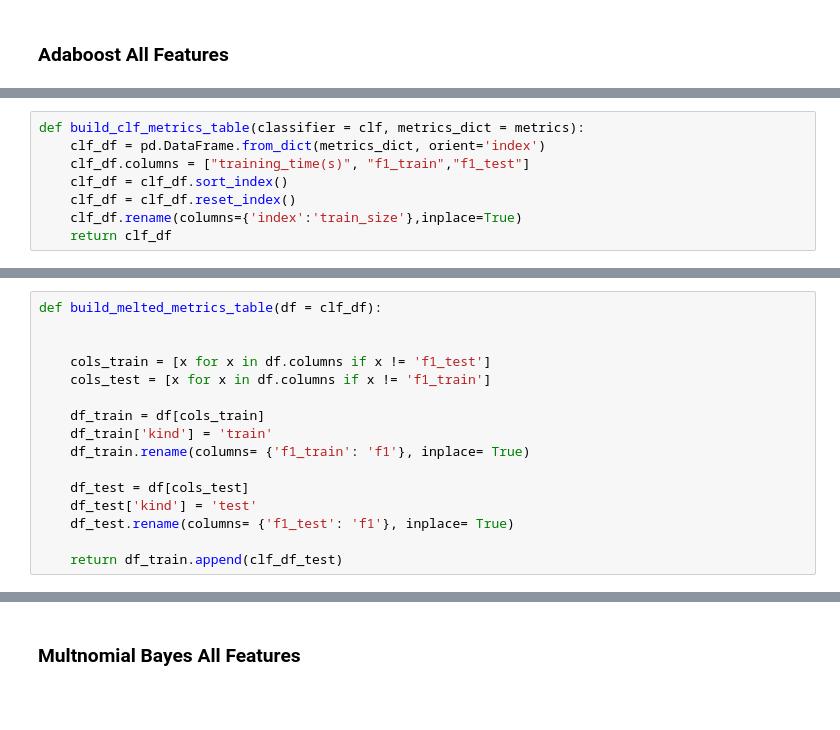
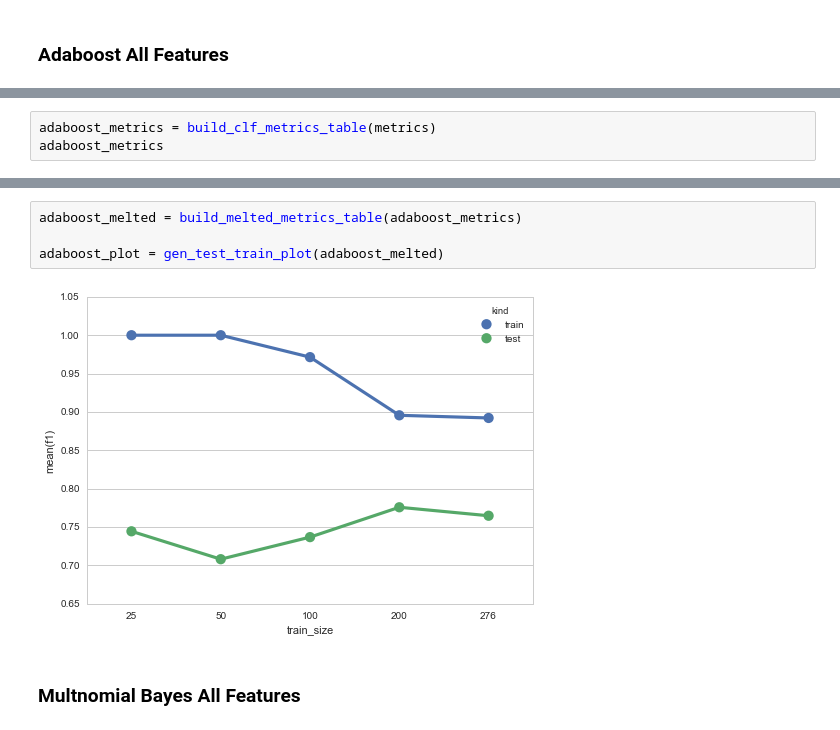
Before and after one commit to baumanab/Udacity_MachineLearningEngineer_ND, a Jupyter notebook: projects/student_intervention/student_intervention.ipynb, the cells around one changed output, grey strips where cells are left out. Drawn from its saved outputs; the diff is of its cells as text; blank space fills up the shorter version.

Commit message:
add initial train and test, metrics tables, and metrics plots for adaboost, multnomian bayes, and  svm.SVC

```diff
--- a/projects/student_intervention/student_intervention.ipynb
+++ b/projects/student_intervention/student_intervention.ipynb
@@ -452,8 +489,0 @@ Training time (secs): 0.460
-# %%
-def build_clf_metrics_table(classifier = clf, metrics_dict = metrics):
-    clf_df = pd.DataFrame.from_dict(metrics_dict, orient='index')
-    clf_df.columns = ["training_time(s)", "f1_train","f1_test"]
-    clf_df = clf_df.sort_index()
-    clf_df = clf_df.reset_index()
-    clf_df.rename(columns={'index':'train_size'},inplace=True)
-    return clf_df
@@ -462,16 +489,0 @@ clf_df = build_clf_metrics_table(clf)
-# %%
-def build_melted_metrics_table(df = clf_df):
-
-
-    cols_train = [x for x in df.columns if x != 'f1_test']
-    cols_test = [x for x in df.columns if x != 'f1_train']
-
-    df_train = df[cols_train]
-    df_train['kind'] = 'train'
-    df_train.rename(columns= {'f1_train': 'f1'}, inplace= True)
-
-    df_test = df[cols_test]
-    df_test['kind'] = 'test'
-    df_test.rename(columns= {'f1_test': 'f1'}, inplace= True)
-
-    return df_train.append(clf_df_test)
@@ -497,0 +490,3 @@ sns.pointplot(x= 'train_size', y= 'f1', hue= 'kind', data = melted)
+# %%
+adaboost_metrics = build_clf_metrics_table(metrics)
+adaboost_metrics
@@ -498,2 +500,8 @@ sns.pointplot(x= 'train_size', y= 'f1', hue= 'kind', data = melted)
+# %%
+adaboost_melted = build_melted_metrics_table(adaboost_metrics)
+
+adaboost_plot = gen_test_train_plot(adaboost_melted)
+# %% [output]
+[figure, added]
 # %% [markdown]
 ### Multnomial Bayes All Features
```
Also changed, not shown: parts of 22 cells of this notebook.
